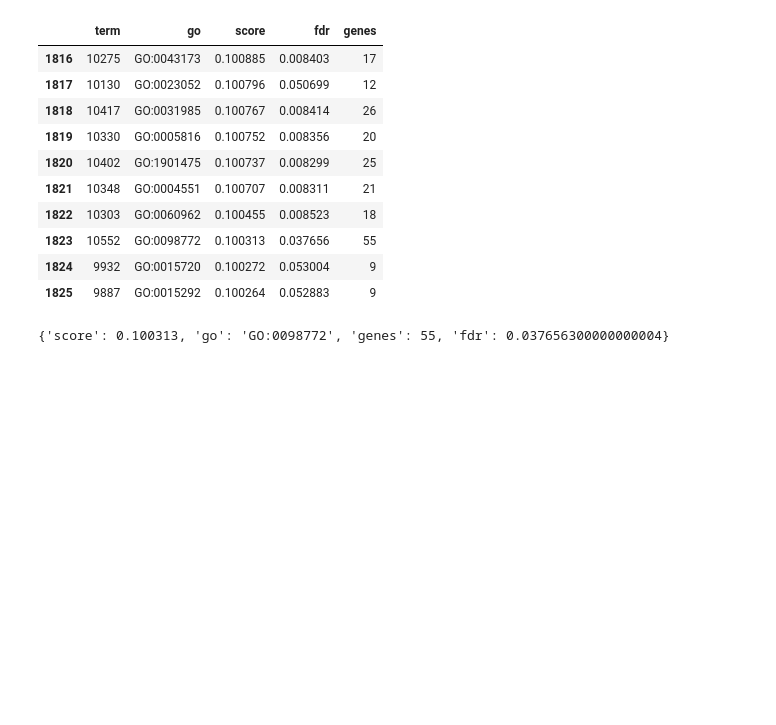
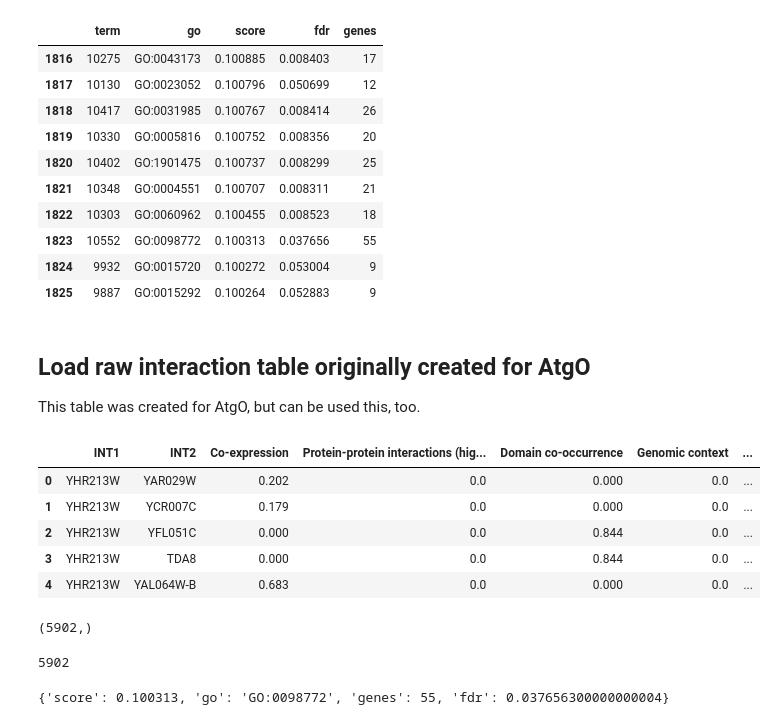
Before and after one commit to idekerlab/DCell, a Jupyter notebook: data-builder/yeastnet_raw_interactions.ipynb, the cells around one changed output. Cells and saved outputs as stored; diff of their text form; code cells hidden in the pictures; blank space fills up the shorter version.

```diff
--- a/data-builder/yeastnet_raw_interactions.ipynb
+++ b/data-builder/yeastnet_raw_interactions.ipynb
@@ -35,6 +54,36 @@ clixo_align.tail(10)
 | 1823 | 10552 | GO:0098772 | 0.100313 | 0.037656 | 55 |
 | 1824 | 9932 | GO:0015720 | 0.100272 | 0.053004 | 9 |
 | 1825 | 9887 | GO:0015292 | 0.100264 | 0.052883 | 9 |
+# %% [markdown]
+## Load raw interaction table originally created for AtgO
+
+This table was created for AtgO, but can be used this, too.
+# %%
+raw = pd.read_csv('./data/interaction-table-atgo.txt', sep='\t')
+raw.head()
+# %% [output]
+|  | INT1 | INT2 | Co-expression | Protein-protein interactions (hig... | Domain co-occurrence | Genomic context | ... |
+| 0 | YHR213W | YAR029W | 0.202 | 0.0 | 0.000 | 0.0 | ... |
+| 1 | YHR213W | YCR007C | 0.179 | 0.0 | 0.000 | 0.0 | ... |
+| 2 | YHR213W | YFL051C | 0.000 | 0.0 | 0.844 | 0.0 | ... |
+| 3 | YHR213W | TDA8 | 0.000 | 0.0 | 0.844 | 0.0 | ... |
+| 4 | YHR213W | YAL064W-B | 0.683 | 0.0 | 0.000 | 0.0 | ... |
+# %%
+int1 = raw['INT1']
+int2 = raw['INT2']
+
+uniq_genes = pd.concat([int1, int2]).unique()
+uniq_genes.shape
+# %% [output]
+(5902,)
+# %%
+ugenes = set()
+for g in uniq_genes:
+    ugenes.add(g)
+
+len(ugenes) # All genes in tghe
+# %% [output]
+5902
 # %%
 clixo2go = {}
 for row in clixo_align.itertuples():
```
Also changed, not shown: parts of 6 cells of this notebook, 7 other files.
